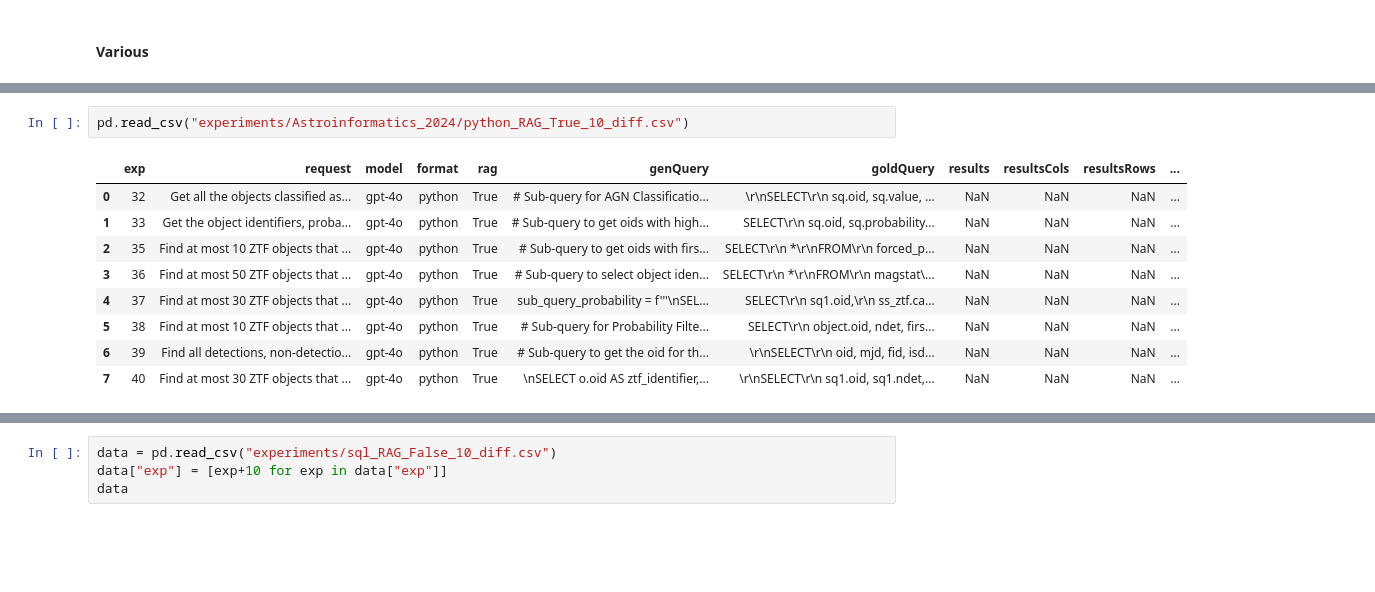
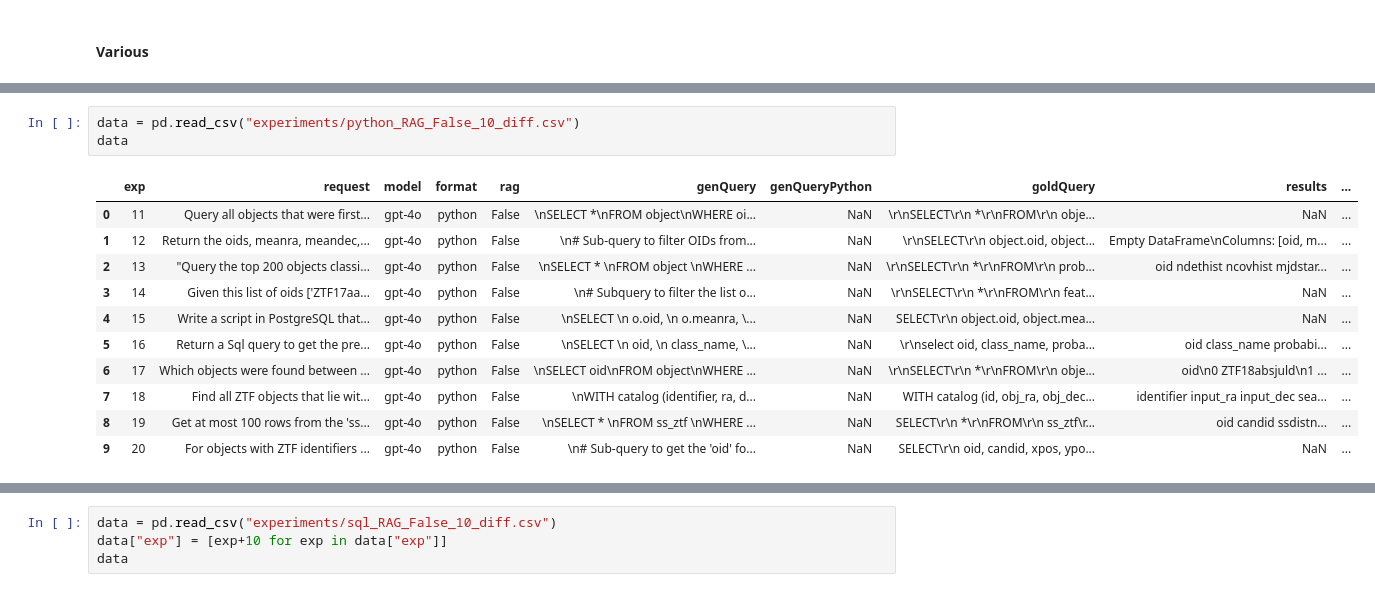
Before and after one commit to SimonSanfeliu/Tesis-Simon-Sanfeliu, a Jupyter notebook: tests.ipynb, the cells around one changed output, grey strips where cells are left out. Cells and saved outputs as stored; diff of their text form; blank space fills up the shorter version.

```diff
--- a/tests.ipynb
+++ b/tests.ipynb
@@ -322,12 +349,15 @@ Running SQL exception in run_query: invalid syntax (<string>, line 2)
 # %%
-pd.read_csv("experiments/Astroinformatics_2024/python_RAG_True_10_diff.csv")
+data = pd.read_csv("experiments/python_RAG_False_10_diff.csv")
+data
 # %% [output]
-|  | exp | request | model | format | rag | genQuery | goldQuery | results | resultsCols | resultsRows | ... |
-| 0 | 32 | Get all the objects classified as... | gpt-4o | python | True | # Sub-query for AGN Classificatio... | \r\nSELECT\r\n sq.oid, sq.value, ... | NaN | NaN | NaN | ... |
-| 1 | 33 | Get the object identifiers, proba... | gpt-4o | python | True | # Sub-query to get oids with high... | SELECT\r\n sq.oid, sq.probability... | NaN | NaN | NaN | ... |
-| 2 | 35 | Find at most 10 ZTF objects that ... | gpt-4o | python | True | # Sub-query to get oids with firs... | SELECT\r\n *\r\nFROM\r\n forced_p... | NaN | NaN | NaN | ... |
-| 3 | 36 | Find at most 50 ZTF objects that ... | gpt-4o | python | True | # Sub-query to select object iden... | SELECT\r\n *\r\nFROM\r\n magstat\... | NaN | NaN | NaN | ... |
-| 4 | 37 | Find at most 30 ZTF objects that ... | gpt-4o | python | True | sub_query_probability = f'''\nSEL... | SELECT\r\n sq1.oid,\r\n ss_ztf.ca... | NaN | NaN | NaN | ... |
-| 5 | 38 | Find at most 10 ZTF objects that ... | gpt-4o | python | True | # Sub-query for Probability Filte... | SELECT\r\n object.oid, ndet, firs... | NaN | NaN | NaN | ... |
-| 6 | 39 | Find all detections, non-detectio... | gpt-4o | python | True | # Sub-query to get the oid for th... | \r\nSELECT\r\n oid, mjd, fid, isd... | NaN | NaN | NaN | ... |
-| 7 | 40 | Find at most 30 ZTF objects that ... | gpt-4o | python | True | \nSELECT o.oid AS ztf_identifier,... | \r\nSELECT\r\n sq1.oid, sq1.ndet,... | NaN | NaN | NaN | ... |
+|  | exp | request | model | format | rag | genQuery | genQueryPython | goldQuery | results | ... |
+| 0 | 11 | Query all objects that were first... | gpt-4o | python | False | \nSELECT *\nFROM object\nWHERE oi... | NaN | \r\nSELECT\r\n *\r\nFROM\r\n obje... | NaN | ... |
+| 1 | 12 | Return the oids, meanra, meandec,... | gpt-4o | python | False | \n# Sub-query to filter OIDs from... | NaN | \r\nSELECT\r\n object.oid, object... | Empty DataFrame\nColumns: [oid, m... | ... |
+| 2 | 13 | "Query the top 200 objects classi... | gpt-4o | python | False | \nSELECT * \nFROM object \nWHERE ... | NaN | \r\nSELECT\r\n *\r\nFROM\r\n prob... | oid ndethist ncovhist mjdstar... | ... |
+| 3 | 14 | Given this list of oids ['ZTF17aa... | gpt-4o | python | False | \n# Subquery to filter the list o... | NaN | \r\nSELECT\r\n *\r\nFROM\r\n feat... | NaN | ... |
+| 4 | 15 | Write a script in PostgreSQL that... | gpt-4o | python | False | \nSELECT \n o.oid, \n o.meanra, \... | NaN | SELECT\r\n object.oid, object.mea... | NaN | ... |
+| 5 | 16 | Return a Sql query to get the pre... | gpt-4o | python | False | \nSELECT \n oid, \n class_name, \... | NaN | \r\nselect oid, class_name, proba... | oid class_name probabi... | ... |
+| 6 | 17 | Which objects were found between ... | gpt-4o | python | False | \nSELECT oid\nFROM object\nWHERE ... | NaN | \r\nSELECT\r\n *\r\nFROM\r\n obje... | oid\n0 ZTF18absjuld\n1 ... | ... |
+| 7 | 18 | Find all ZTF objects that lie wit... | gpt-4o | python | False | \nWITH catalog (identifier, ra, d... | NaN | WITH catalog (id, obj_ra, obj_dec... | identifier input_ra input_dec sea... | ... |
+| 8 | 19 | Get at most 100 rows from the 'ss... | gpt-4o | python | False | \nSELECT * \nFROM ss_ztf \nWHERE ... | NaN | SELECT\r\n *\r\nFROM\r\n ss_ztf\r... | oid candid ssdistn... | ... |
+| 9 | 20 | For objects with ZTF identifiers ... | gpt-4o | python | False | \n# Sub-query to get the 'oid' fo... | NaN | SELECT\r\n oid, candid, xpos, ypo... | NaN | ... |
```
Also changed, not shown: parts of 4 cells of this notebook, 4 other files.
